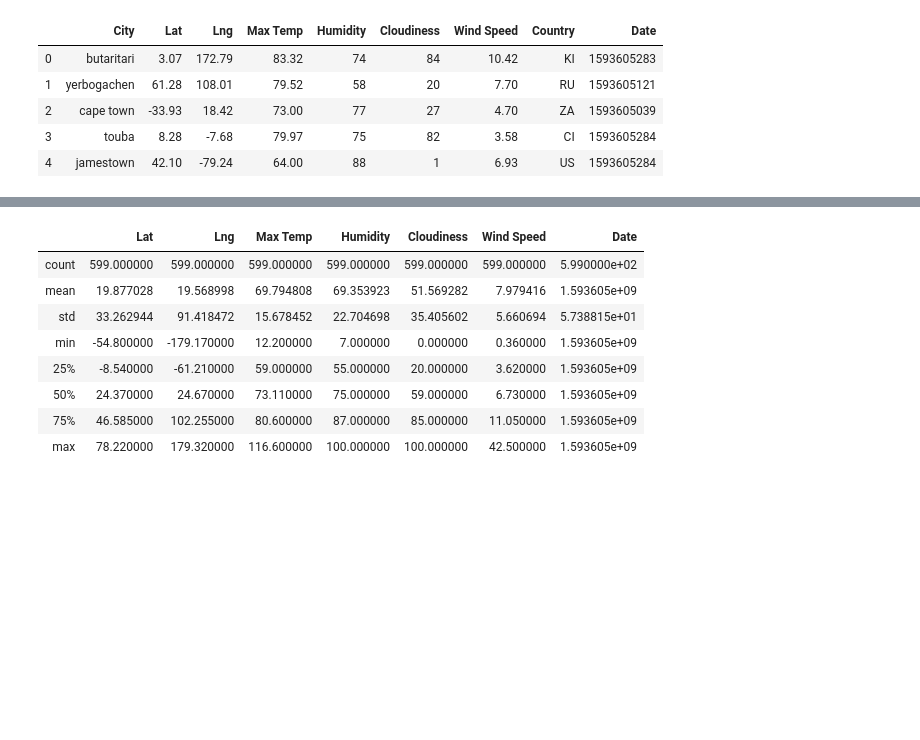
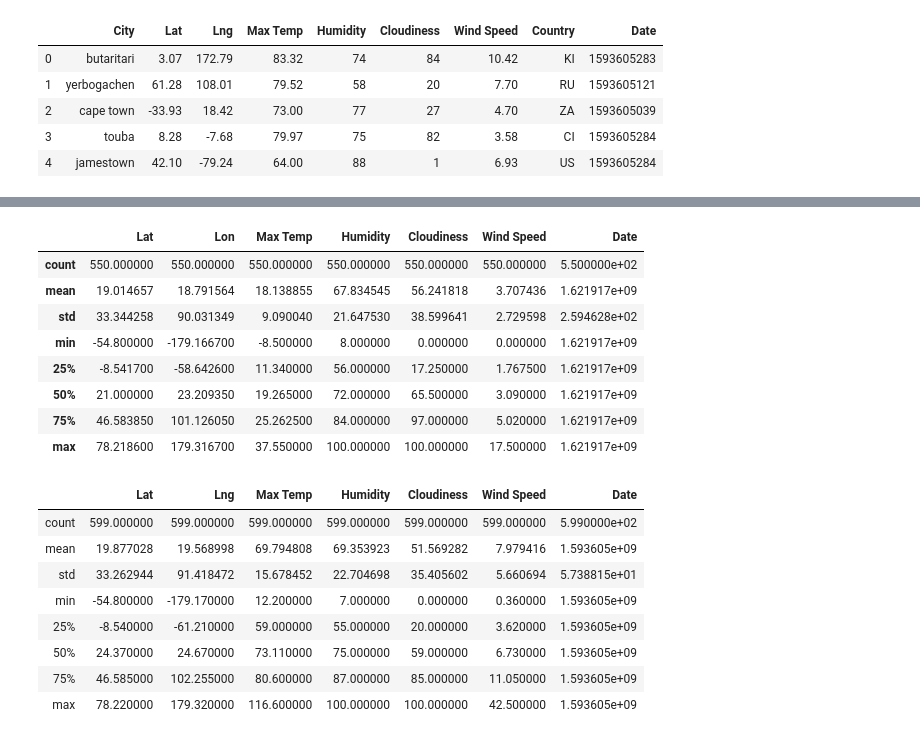
Before and after one commit to uldom/Python_API_Challenge, a Jupyter notebook: WeatherPy/WeatherPy.ipynb, the cells around one changed output, grey strips where cells are left out. Drawn from its saved outputs; the diff is of its cells as text; code cells hidden in the pictures; blank space fills up the shorter version.

```diff
--- a/WeatherPy/WeatherPy.ipynb
+++ b/WeatherPy/WeatherPy.ipynb
@@ -183,3 +209,16 @@ Data Retrieval Complete
+# %%
+# Cities data Statistics
+cities_data_df.describe()
+# %% [output]
+|  | Lat | Lon | Max Temp | Humidity | Cloudiness | Wind Speed | Date |
+| count | 550.000000 | 550.000000 | 550.000000 | 550.000000 | 550.000000 | 550.000000 | 5.500000e+02 |
+| mean | 19.014657 | 18.791564 | 18.138855 | 67.834545 | 56.241818 | 3.707436 | 1.621917e+09 |
+| std | 33.344258 | 90.031349 | 9.090040 | 21.647530 | 38.599641 | 2.729598 | 2.594628e+02 |
+| min | -54.800000 | -179.166700 | -8.500000 | 8.000000 | 0.000000 | 0.000000 | 1.621917e+09 |
+| 25% | -8.541700 | -58.642600 | 11.340000 | 56.000000 | 17.250000 | 1.767500 | 1.621917e+09 |
+| 50% | 21.000000 | 23.209350 | 19.265000 | 72.000000 | 65.500000 | 3.090000 | 1.621917e+09 |
+| 75% | 46.583850 | 101.126050 | 25.262500 | 84.000000 | 97.000000 | 5.020000 | 1.621917e+09 |
+| max | 78.218600 | 179.316700 | 37.550000 | 100.000000 | 100.000000 | 17.500000 | 1.621917e+09 |
 # %%
 # Do not run
 # %% [output]
```
Also changed, not shown: parts of 5 cells of this notebook.
